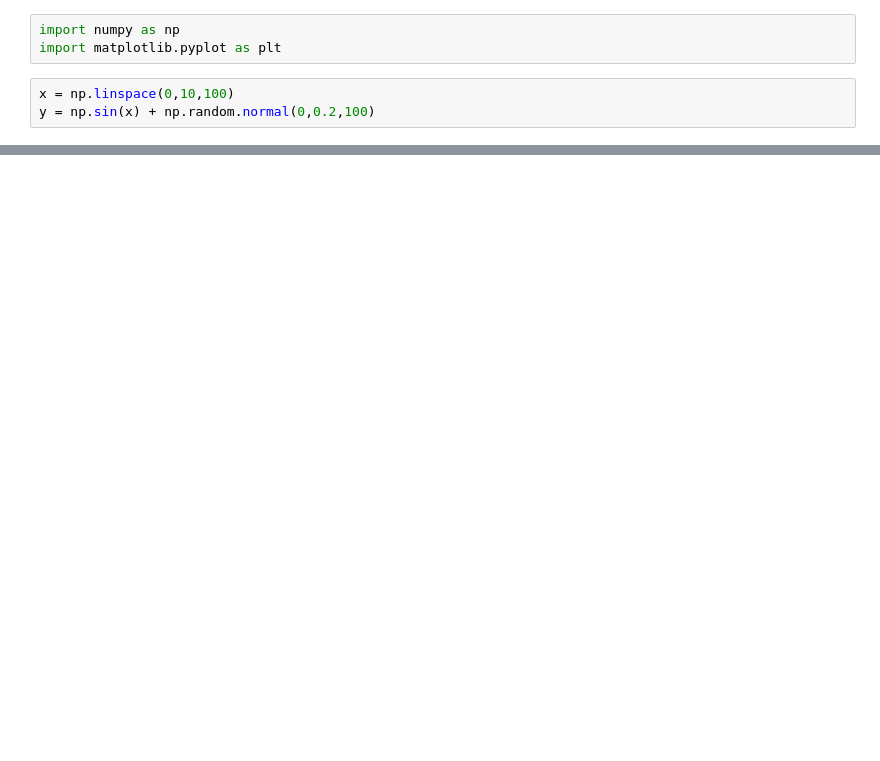
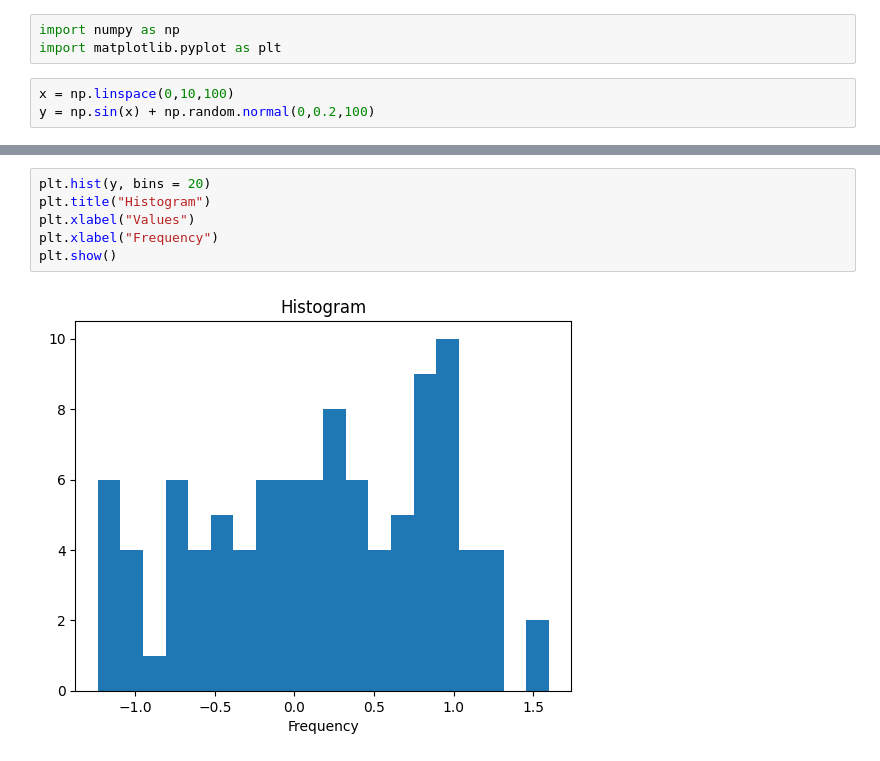
Before and after one commit to Andre270203/Python-data-science, a Jupyter notebook: Matplotlib_Course.ipynb, the cells around one changed output, grey strips where cells are left out. Saved outputs shown, nothing was run; the diff lists cells and outputs as text; blank space fills up the shorter version.

```diff
--- a/Matplotlib_Course.ipynb
+++ b/Matplotlib_Course.ipynb
@@ -22,0 +34,8 @@ plt.show()
+# %%
+plt.hist(y, bins = 20)
+plt.title("Histogram")
+plt.xlabel("Values")
+plt.xlabel("Frequency")
+plt.show()
+# %% [output]
+[figure, added]
```
Also changed, not shown: parts of 16 cells of this notebook.
